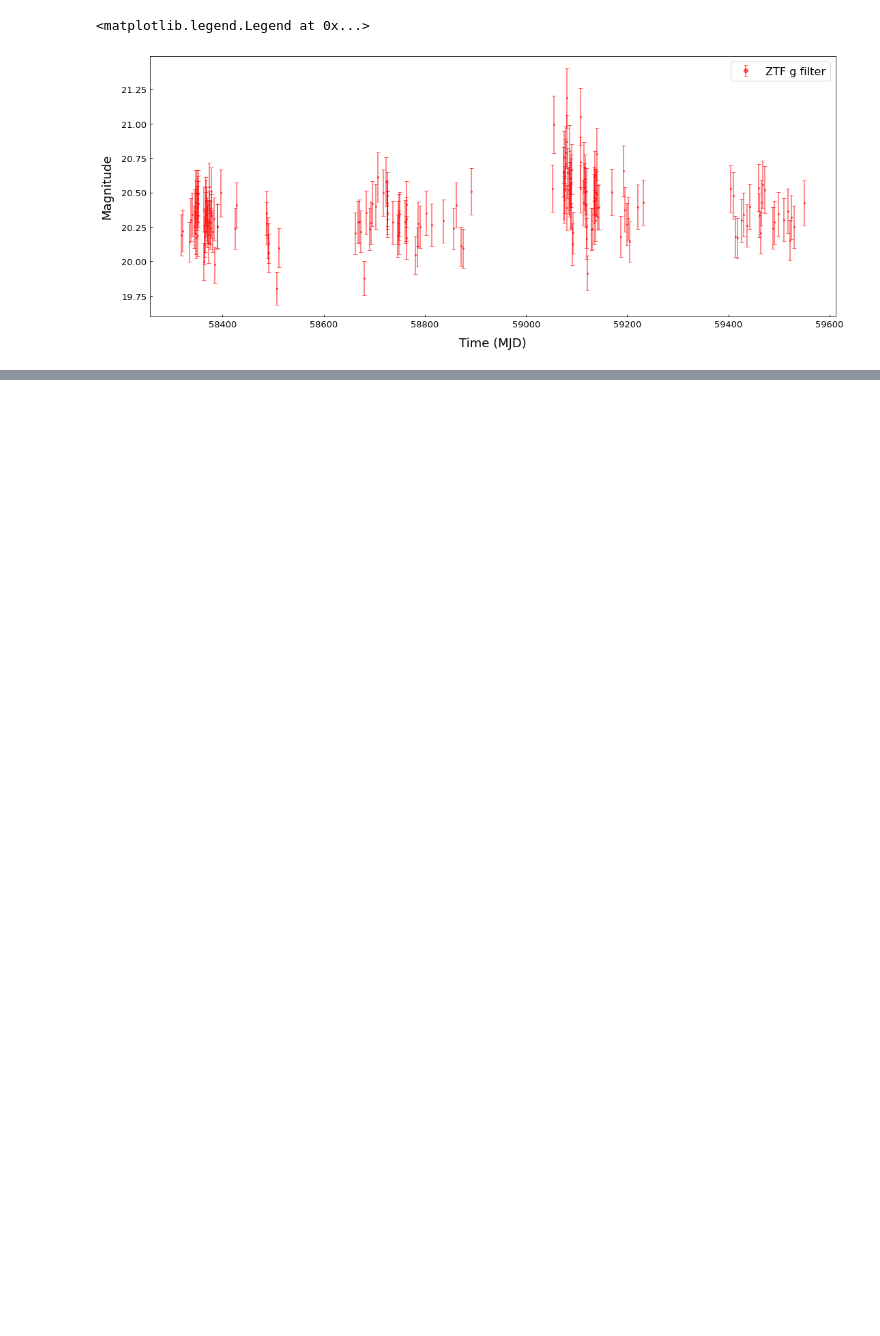
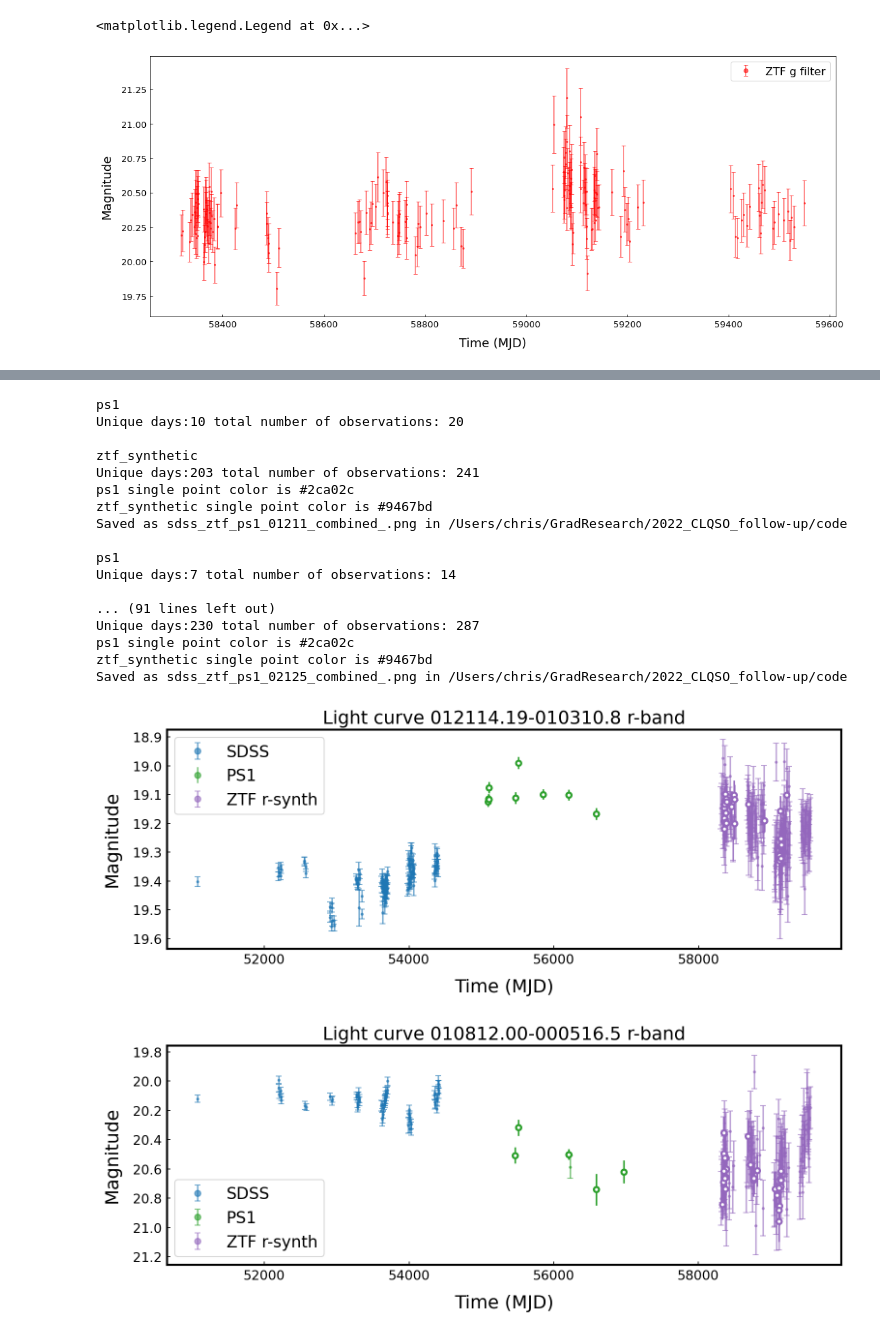
Before and after one commit to suberlak/clqso, a Jupyter notebook: code/Get_CLQSO_data.ipynb, the cells around one changed output, grey strips where cells are left out. Saved outputs shown, nothing was run; the diff lists cells and outputs as text; code cells hidden in the pictures; blank space fills up the shorter version.

```diff
--- a/code/Get_CLQSO_data.ipynb
+++ b/code/Get_CLQSO_data.ipynb
@@ -358,0 +984,26 @@ ax.legend(fontsize=16, markerscale=3)
+# %%
+for N in range(12):
+    data = get_data_to_dict(N)
+    data = average_data(data, surveys_to_average=['ps1','ztf_synthetic'],
+                        Nsigma = 5)
+    plot_averaged_data(data, plot_flagged=False)
+# %% [output]
+ps1
+Unique days:10 total number of observations: 20
+
+ztf_synthetic
+Unique days:203 total number of observations: 241
+ps1 single point color is #2ca02c
+ztf_synthetic single point color is #9467bd
+Saved as sdss_ztf_ps1_01211_combined_.png in /Users/chris/GradResearch/2022_CLQSO_follow-up/code
+
+ps1
+Unique days:7 total number of observations: 14
+
+... (91 lines left out)
+Unique days:230 total number of observations: 287
+ps1 single point color is #2ca02c
+ztf_synthetic single point color is #9467bd
+Saved as sdss_ztf_ps1_02125_combined_.png in /Users/chris/GradResearch/2022_CLQSO_follow-up/code
+[figure, added]
+[figure, added]
```
Also changed, not shown: parts of 45 cells of this notebook.
